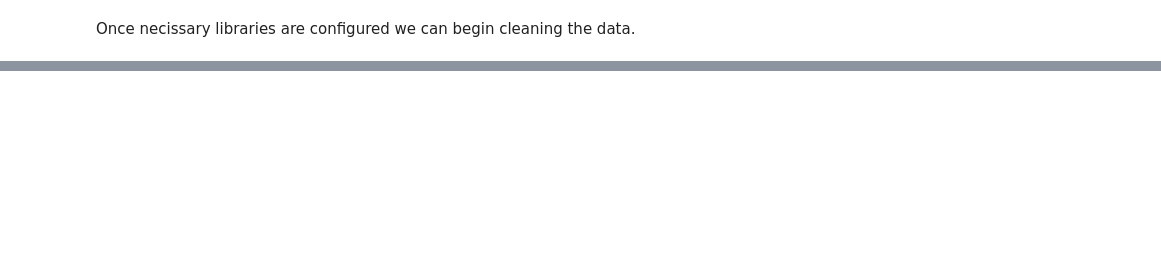
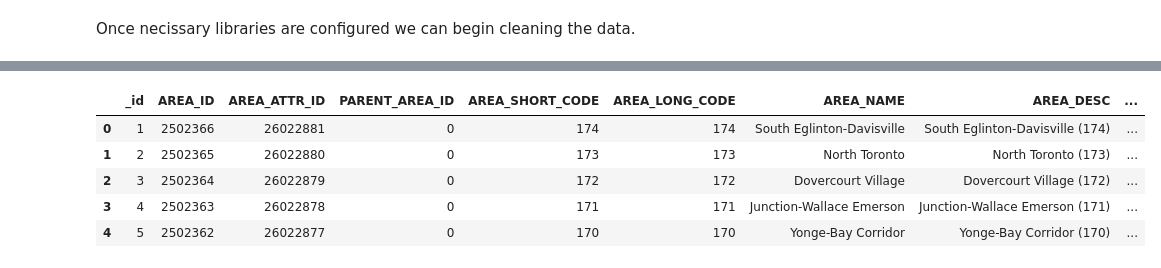
Before and after one commit to sebastianbrubaker/toronto_uhi_analysis, a Jupyter notebook: wrangle_data.ipynb, the cells around one changed output, grey strips where cells are left out. Saved outputs shown, nothing was run; the diff lists cells and outputs as text; code cells hidden in the pictures; blank space fills up the shorter version.

```diff
--- a/wrangle_data.ipynb
+++ b/wrangle_data.ipynb
@@ -79,0 +132,13 @@ KeyError: "['Neighbourhood Name', 'Median total income in 2020  among recipients
+# %%
+# Opne the GeoJSON containing the neighbourhood boundaries:
+
+geo_df = gpd.read_file("Data/neighbourhood_boundariesWGS84.geojson")
+
+geo_df.head()
+# %% [output]
+|  | _id | AREA_ID | AREA_ATTR_ID | PARENT_AREA_ID | AREA_SHORT_CODE | AREA_LONG_CODE | AREA_NAME | AREA_DESC | ... |
+| 0 | 1 | 2502366 | 26022881 | 0 | 174 | 174 | South Eglinton-Davisville | South Eglinton-Davisville (174) | ... |
+| 1 | 2 | 2502365 | 26022880 | 0 | 173 | 173 | North Toronto | North Toronto (173) | ... |
+| 2 | 3 | 2502364 | 26022879 | 0 | 172 | 172 | Dovercourt Village | Dovercourt Village (172) | ... |
+| 3 | 4 | 2502363 | 26022878 | 0 | 171 | 171 | Junction-Wallace Emerson | Junction-Wallace Emerson (171) | ... |
+| 4 | 5 | 2502362 | 26022877 | 0 | 170 | 170 | Yonge-Bay Corridor | Yonge-Bay Corridor (170) | ... |
```
Also changed, not shown: parts of 14 cells of this notebook, 7 other files.
